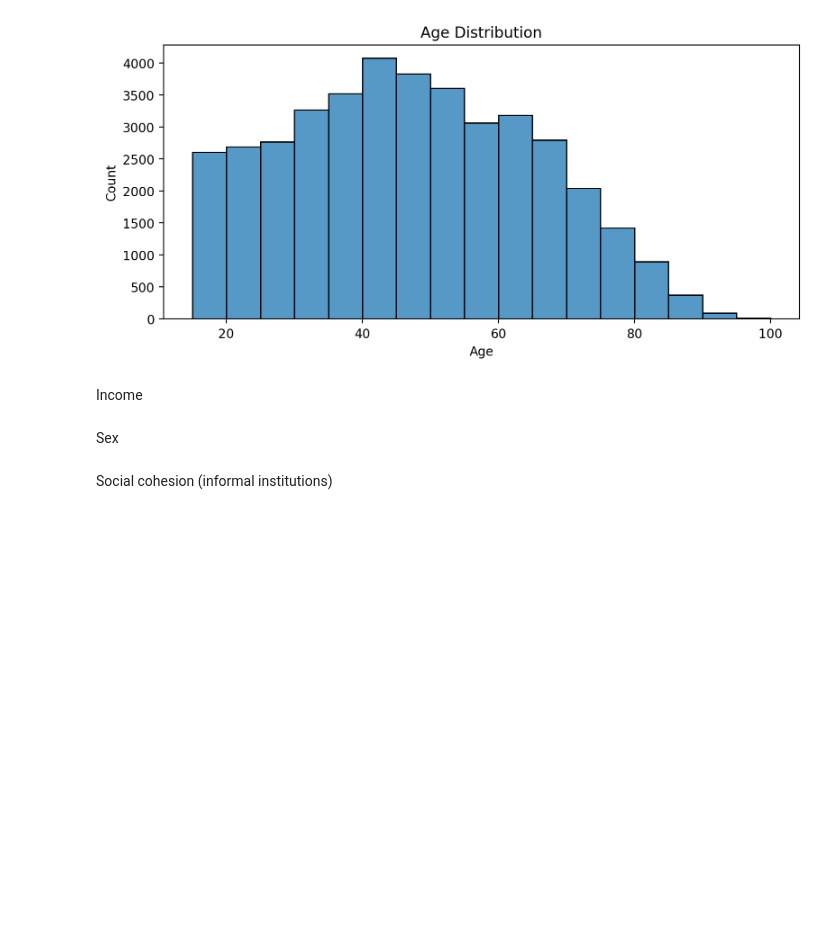
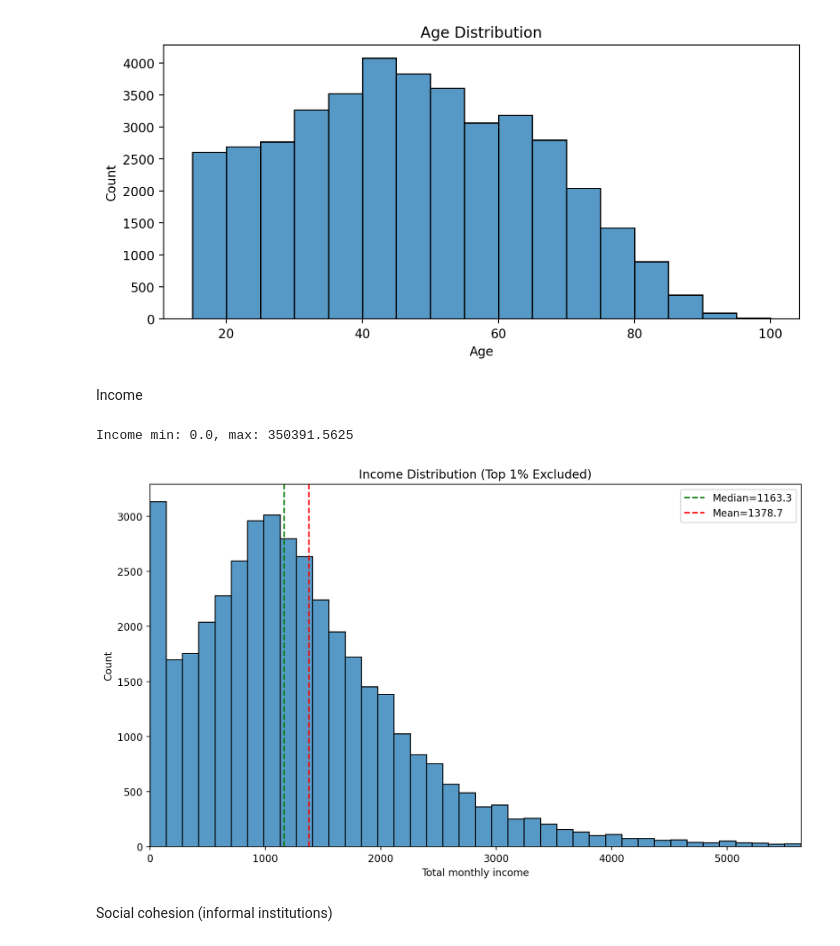
Before and after one commit to arikatz123/ukhls_informal_institutions_project, a Jupyter notebook: notebooks/refined_data_processing.ipynb, the cells around one changed output. Drawn from its saved outputs; the diff is of its cells as text; code cells hidden in the pictures; blank space fills up the shorter version.

```diff
--- a/notebooks/refined_data_processing.ipynb
+++ b/notebooks/refined_data_processing.ipynb
@@ -124,19 +124,19 @@ Now, lets define the explanatory variables as numeric or nominal, and adjust val
 # %%
 # Define explanatory variables, X, excluding all identifier variables and the dependent variable
 
-X = df.drop(columns=['pidp', 'wave', 'wave_num', 'hidp', 'scghq1_dv'])
+df = df.drop(columns=['pidp', 'wave', 'wave_num', 'hidp'])
 
 # Define Y
 Y_processed = df['scghq1_dv']
 
-# Copy X to avoid modifying original data
-X_processed = X.copy()
+# Define X
+X = df.drop(columns=['scghq1_dv'])
 
 # 1. Numeric: nbrsnci_dv, age_dv, fimnnet_dv, fihhmnnet1_dv, houscost1_dv (to be scaled in next step)
 
 # 2. Nominal categorical: gor_dv, ethn_dv, marstat_dv, jbstat, hiqual_dv (one-hot encode and make binary)
 X_processed = pd.get_dummies(
-    X_processed,
+    X,
     columns= ['gor_dv', 'ethn_dv', 'marstat_dv', 'jbstat', 'hiqual_dv'],
     drop_first=True)
 
@@ -232,7 +226,28 @@ plt.show()
 [figure]
 # %% [markdown]
 Income
-# %% [markdown]
-Sex
+# %%
+col = 'fimnnet_dv'
+income_min = X[col].min()
+income_max = X[col].max()
+
+print(f"Income min: {income_min}, max: {income_max}")
+
+plt.figure(figsize=(10, 6))
+# Limit the x-axis to focus on the majority of the data (e.g., incomes below the 99th percentile)
+upper_limit = np.percentile(X[col], 99)
+sns.histplot(X[col][X[col] <= upper_limit], bins=40, kde=False, color='C0')
+plt.xlim(X[col].min(), upper_limit)
+plt.title('Income Distribution (Top 1% Excluded)')
+plt.xlabel('Total monthly income')
+plt.ylabel('Count')
+plt.axvline(X[col].median(), color="green", linestyle="--", label=f"Median={X[col].median():.1f}")
+plt.axvline(X[col].mean(), color="red", linestyle="--", label=f"Mean={X[col].mean():.1f}")
+plt.legend()
+plt.tight_layout()
+plt.show()
+# %% [output]
+Income min: 0.0, max: 350391.5625
+[figure, added]
 # %% [markdown]
 Social cohesion (informal institutions)
```
Also changed, not shown: parts of 21 cells of this notebook.
